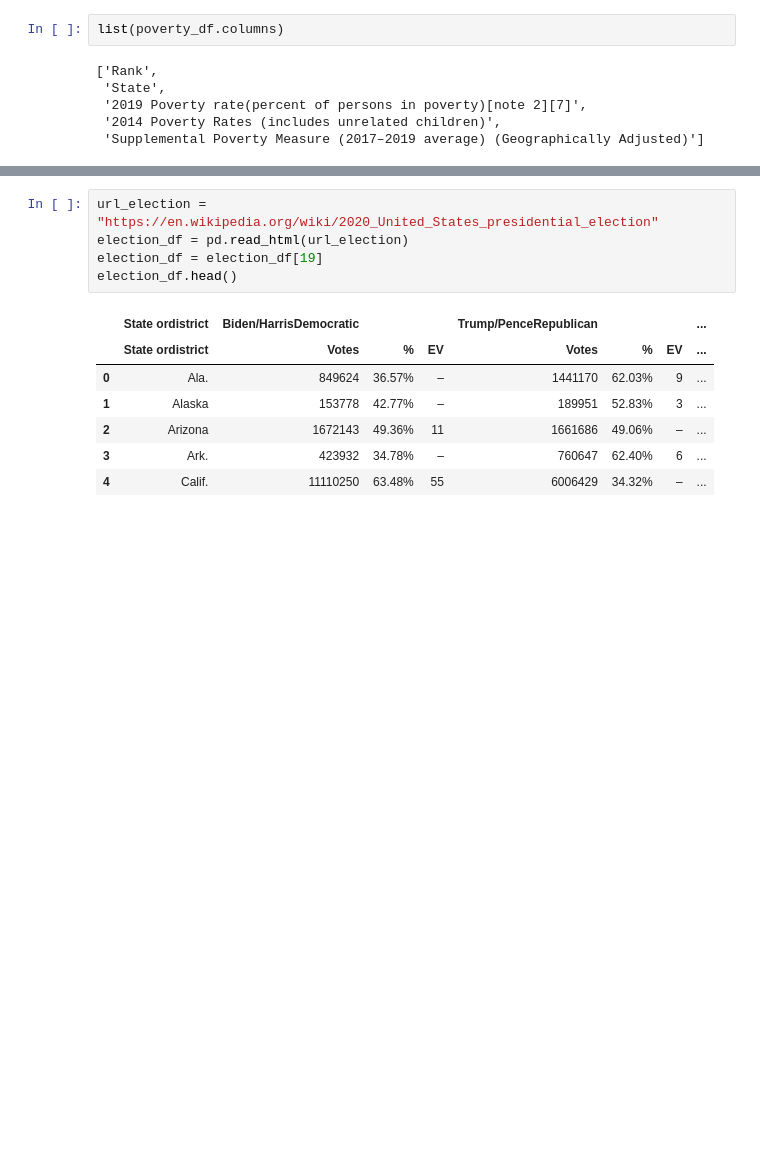
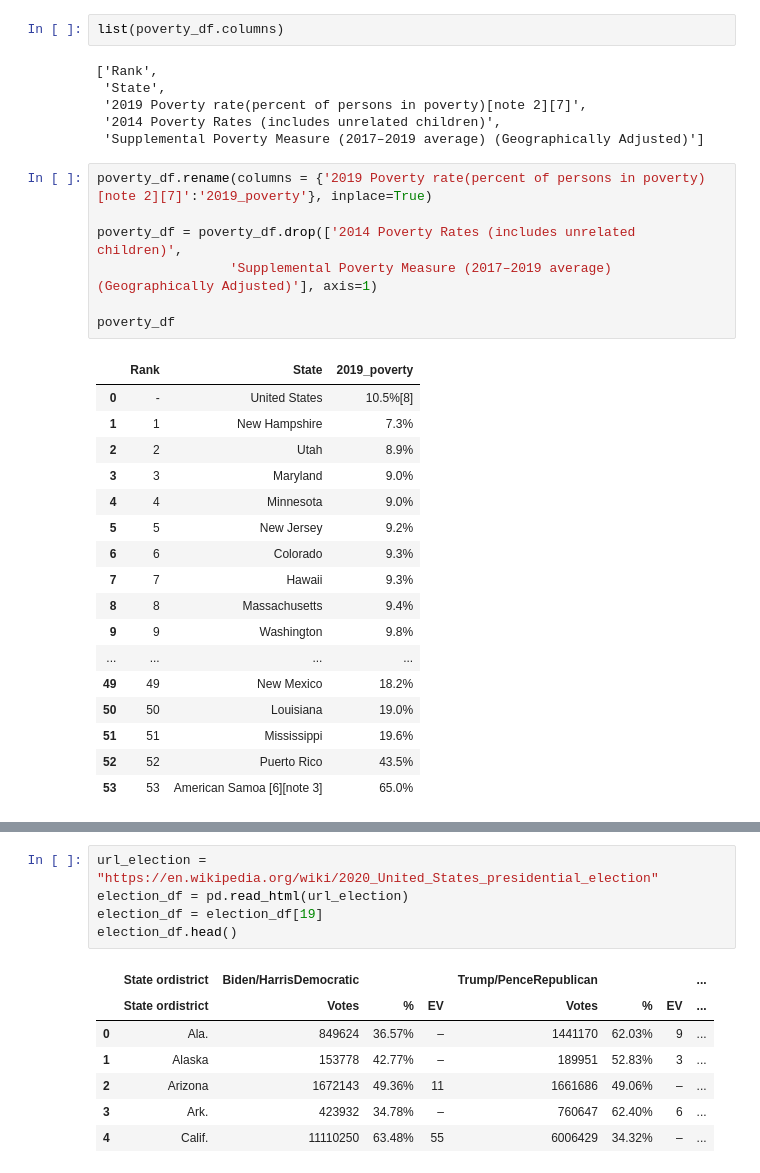
Before and after one commit to gucaselo/MAS-Project, a Jupyter notebook: scraped_cleaned_data.ipynb, the cells around one changed output, grey strips where cells are left out. Drawn from its saved outputs; the diff is of its cells as text; blank space fills up the shorter version.

Commit message:
poverty data update

```diff
--- a/scraped_cleaned_data.ipynb
+++ b/scraped_cleaned_data.ipynb
@@ -37,3 +37,28 @@ list(poverty_df.columns)
  '2019 Poverty rate(percent of persons in poverty)[note 2][7]',
  '2014 Poverty Rates (includes unrelated children)',
  'Supplemental Poverty Measure (2017–2019 average) (Geographically Adjusted)']
+# %%
+poverty_df.rename(columns = {'2019 Poverty rate(percent of persons in poverty)[note 2][7]':'2019_poverty'}, inplace=True)
+
+poverty_df = poverty_df.drop(['2014 Poverty Rates (includes unrelated children)',
+                 'Supplemental Poverty Measure (2017–2019 average) (Geographically Adjusted)'], axis=1)
+
+poverty_df
+# %% [output]
+|  | Rank | State | 2019_poverty |
+| 0 | - | United States | 10.5%[8] |
+| 1 | 1 | New Hampshire | 7.3% |
+| 2 | 2 | Utah | 8.9% |
+| 3 | 3 | Maryland | 9.0% |
+| 4 | 4 | Minnesota | 9.0% |
+| 5 | 5 | New Jersey | 9.2% |
+| 6 | 6 | Colorado | 9.3% |
+| 7 | 7 | Hawaii | 9.3% |
+| 8 | 8 | Massachusetts | 9.4% |
+| 9 | 9 | Washington | 9.8% |
+| ... | ... | ... | ... |
+| 49 | 49 | New Mexico | 18.2% |
+| 50 | 50 | Louisiana | 19.0% |
+| 51 | 51 | Mississippi | 19.6% |
+| 52 | 52 | Puerto Rico | 43.5% |
+| 53 | 53 | American Samoa [6][note 3] | 65.0% |
```
Also changed, not shown: parts of 3 cells of this notebook, 1 other file.
